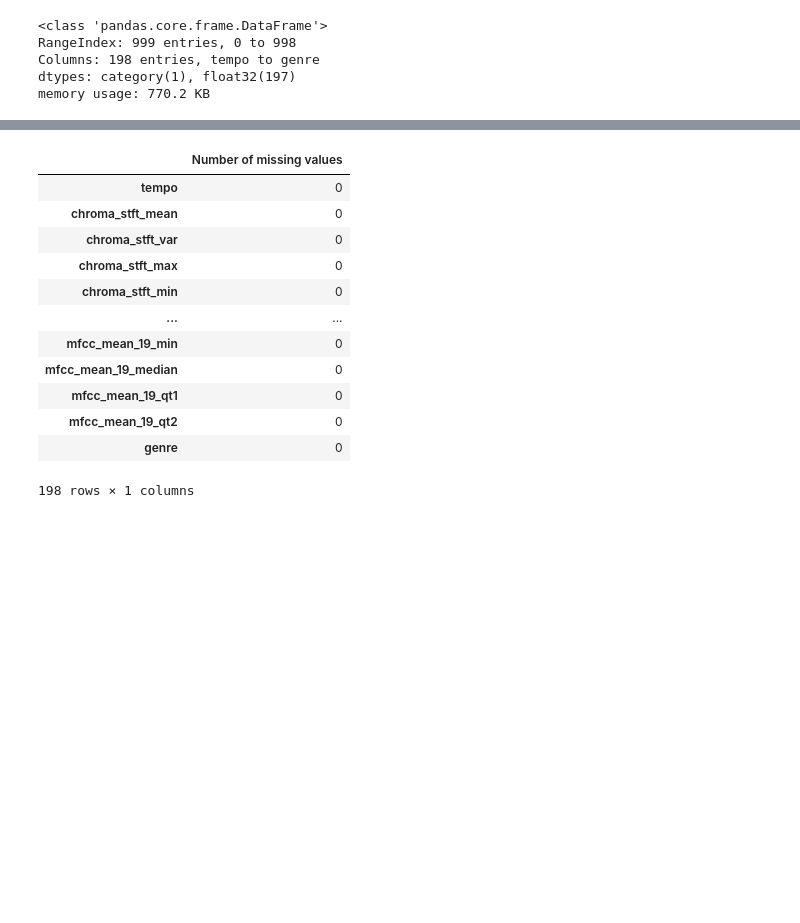
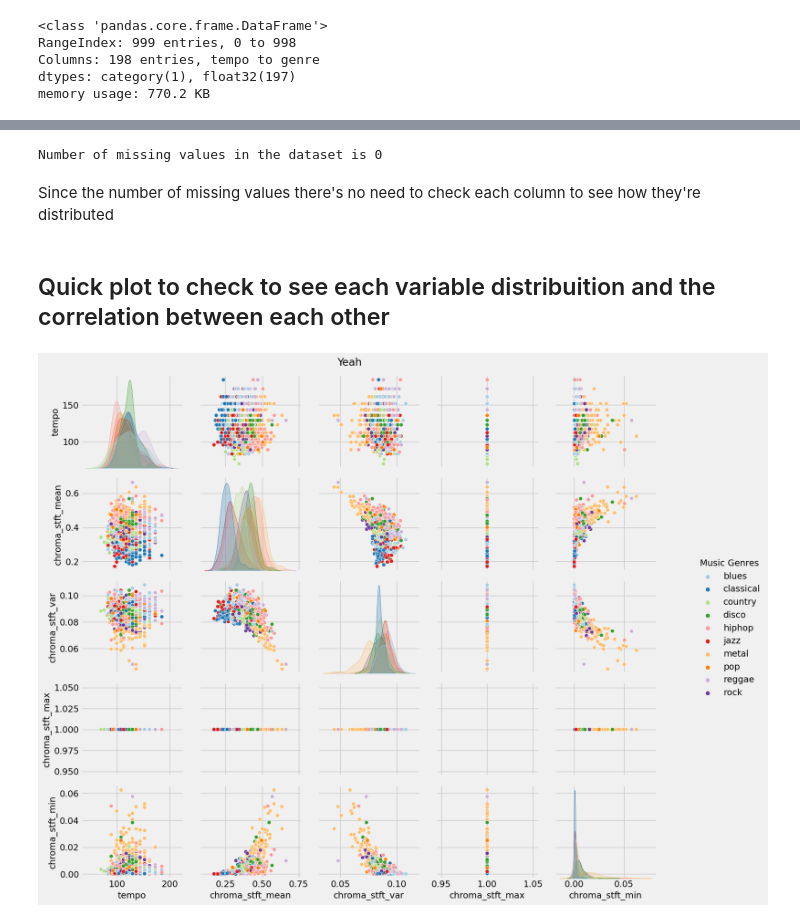
Before and after one commit to maycarlos/music_classification_acb, a Jupyter notebook: notebooks/data_processing.ipynb, the cells around one changed output, grey strips where cells are left out. Cells and saved outputs as stored; diff of their text form; code cells hidden in the pictures; blank space fills up the shorter version.

```diff
--- a/notebooks/data_processing.ipynb
+++ b/notebooks/data_processing.ipynb
@@ -132,16 +119,0 @@ df.isnull().sum().sum()
-# %%
-pd.DataFrame(df.isnull().sum(), columns=["Number of missing values"])
-# %% [output]
-|  | Number of missing values |
-| tempo | 0 |
-| chroma_stft_mean | 0 |
-| chroma_stft_var | 0 |
-| chroma_stft_max | 0 |
-| chroma_stft_min | 0 |
-| ... | ... |
-| mfcc_mean_19_min | 0 |
-| mfcc_mean_19_median | 0 |
-| mfcc_mean_19_qt1 | 0 |
-| mfcc_mean_19_qt2 | 0 |
-| genre | 0 |
-198 rows × 1 columns
@@ -160,0 +120,19 @@ pd.DataFrame(df.isnull().sum(), columns=["Number of missing values"])
+# %%
+print(f"Number of missing values in the dataset is {df.isnull().sum().sum()}")
+# %% [output]
+Number of missing values in the dataset is 0
+# %% [markdown]
+Since the number of missing values there's no need to check each column to see how they're distributed
+# %% [markdown]
+## Quick plot to check to see each variable distribuition and the correlation between each other
+# %%
+ax = sns.pairplot(df, diag_kind="kde", vars = df.columns[:5], hue = "genre")
+ax._legend.set_title("Music Genres")
+sns.move_legend(ax, bbox_to_anchor=(1.04, 0.5), loc="center left", fancybox=True, shadow=True )
+plt.suptitle("Yeah")
+plt.tight_layout()
+if SAVE:
+    plt.savefig("../images/yeah.png", format = "png")
+plt.show()
+# %% [output]
+[figure, added]
```
Also changed, not shown: parts of 30 cells of this notebook, 3 other files.
